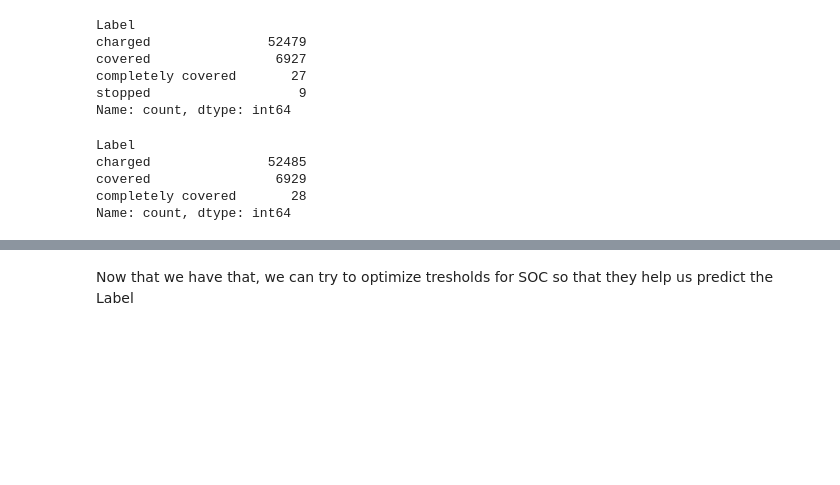
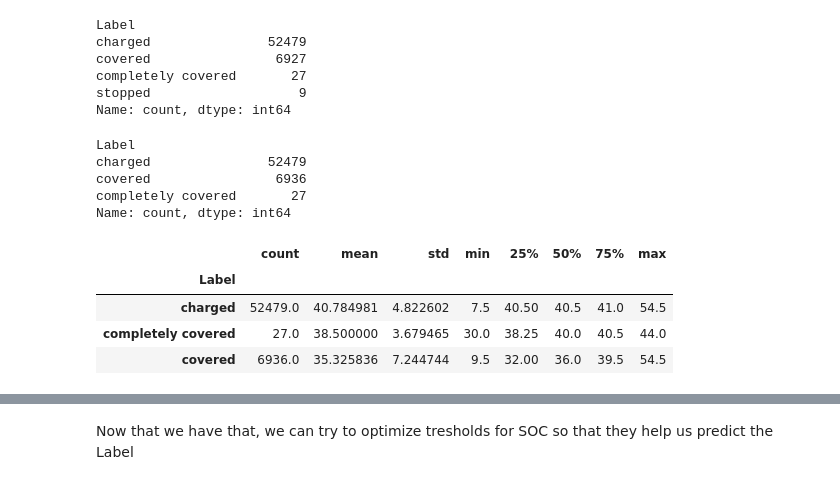
Before and after one commit to SanchoSamba/DS-project, a Jupyter notebook: LTN_Adam_Arychert.ipynb, the cells around one changed output, grey strips where cells are left out. Cells and saved outputs as stored; diff of their text form; code cells hidden in the pictures; blank space fills up the shorter version.

```diff
--- a/LTN_Adam_Arychert.ipynb
+++ b/LTN_Adam_Arychert.ipynb
@@ -683,9 +704,9 @@ stopped                   9
 Name: count, dtype: int64
 # %%
 def label_row(row):
-    if row["BATTERY_DISCHARGE_POWER"] / row["POWER_SUPPLY"] >= 0.8:
+    if row["BATTERY_DISCHARGE_POWER"] / row["POWER_SUPPLY"] >= 0.9:
         return "completely covered"
-    elif row["BATTERY_DISCHARGE_POWER"] > 0.02:
+    elif row["BATTERY_DISCHARGE_POWER"] / row["POWER_SUPPLY"] > 0 or row["BATTERY_DISCHARGE_POWER"] > 0:
         return "covered"
     else:
         return "charged"
@@ -698,7 +719,15 @@ ds["Label"] = ds.apply(lambda row: label_row(row), axis=1)
 ds["Label"].value_counts()
 # %% [output]
 Label
-charged               52485
-covered                6929
-completely covered       28
+charged               52479
+covered                6936
+completely covered       27
 Name: count, dtype: int64
+# %%
+ds.groupby('Label')['BATTERY_SOC'].describe()
+# %% [output]
+|  | count | mean | std | min | 25% | 50% | 75% | max |
+| Label |  |  |  |  |  |  |  |  |
+| charged | 52479.0 | 40.784981 | 4.822602 | 7.5 | 40.50 | 40.5 | 41.0 | 54.5 |
+| completely covered | 27.0 | 38.500000 | 3.679465 | 30.0 | 38.25 | 40.0 | 40.5 | 44.0 |
+| covered | 6936.0 | 35.325836 | 7.244744 | 9.5 | 32.00 | 36.0 | 39.5 | 54.5 |
```
Also changed, not shown: parts of 39 cells of this notebook, 3 other files.
